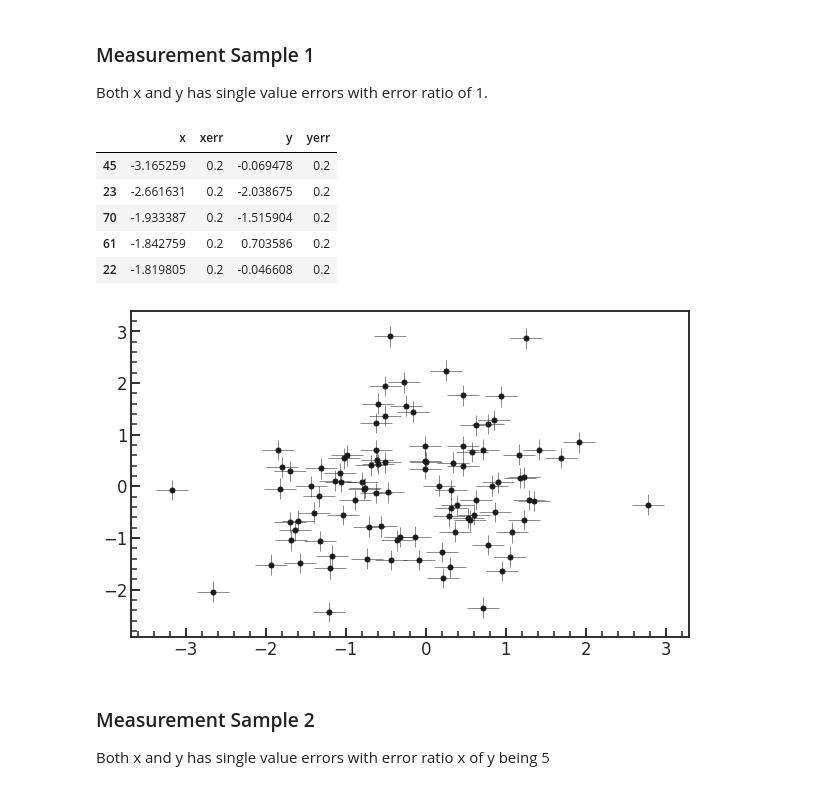
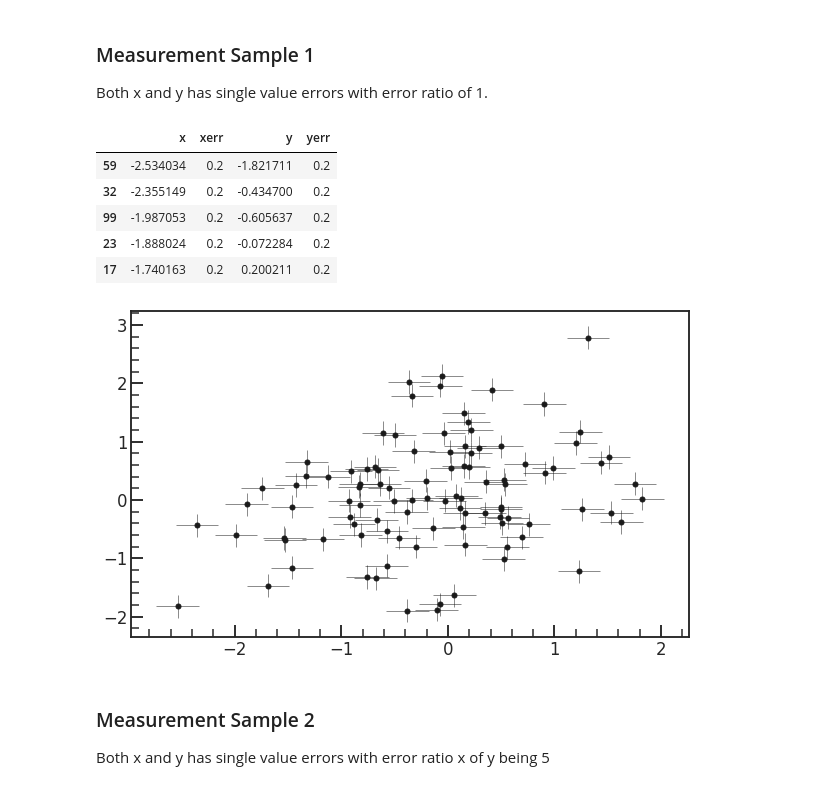
Before and after one commit to ketozhang/statistical-methods-on-sne-ia-luminosity-evolution, a Jupyter notebook: regression_dilution_analysis.ipynb, the cells around one changed output. Cells and saved outputs as stored; diff of their text form; code cells hidden in the pictures.

```diff
--- a/regression_dilution_analysis.ipynb
+++ b/regression_dilution_analysis.ipynb
@@ -69,7 +150,9 @@ Each measurement sample will be measured with error of constant variance.
 * The third will have x error be 10 times greater than y error.
 # %%
 data_size = 100
-data_idx = np.random.randint(0, size, size=data_size)
+data_idx = np.random.choice(range(size), size=data_size, replace=False)
+xdata_true = x[data_idx]
+ydata_true = y[data_idx]
 
 sigma_x = np.ones(data_size) * 0.2
 sigma_y = np.ones(data_size) * 0.2
@@ -80,28 +163,28 @@ yerr = stats.norm(loc=0, scale=sigma_y).rvs(data_size)
 
 Both x and y has single value errors with error ratio of 1.
 # %%
-xdata = x[data_idx] + xerr*1
-ydata = y[data_idx] + yerr*1
+xdata = xdata_true + xerr*1
+ydata = ydata_true + yerr*1
 
 df1 = pd.DataFrame(
     {
         "x": xdata,
         "xerr": sigma_x,
         "y": ydata,
         "yerr": sigma_y,
     }
 ).sort_values('x')
 
 plt.errorbar(df1.x, df1.y, yerr=df1.yerr, xerr=df1.xerr, c='k', fmt='ko', lw=0.5, ms=5)
 df1.head()
 # %% [output]
 |  | x | xerr | y | yerr |
-| 45 | -3.165259 | 0.2 | -0.069478 | 0.2 |
-| 23 | -2.661631 | 0.2 | -2.038675 | 0.2 |
-| 70 | -1.933387 | 0.2 | -1.515904 | 0.2 |
-| 61 | -1.842759 | 0.2 | 0.703586 | 0.2 |
-| 22 | -1.819805 | 0.2 | -0.046608 | 0.2 |
+| 59 | -2.534034 | 0.2 | -1.821711 | 0.2 |
+| 32 | -2.355149 | 0.2 | -0.434700 | 0.2 |
+| 99 | -1.987053 | 0.2 | -0.605637 | 0.2 |
+| 23 | -1.888024 | 0.2 | -0.072284 | 0.2 |
+| 17 | -1.740163 | 0.2 | 0.200211 | 0.2 |
-[figure, old version]
+[figure, new version]
 # %% [markdown]
 ### Measurement Sample 2
 
```
Also changed, not shown: parts of 17 cells of this notebook, 11 other files.
